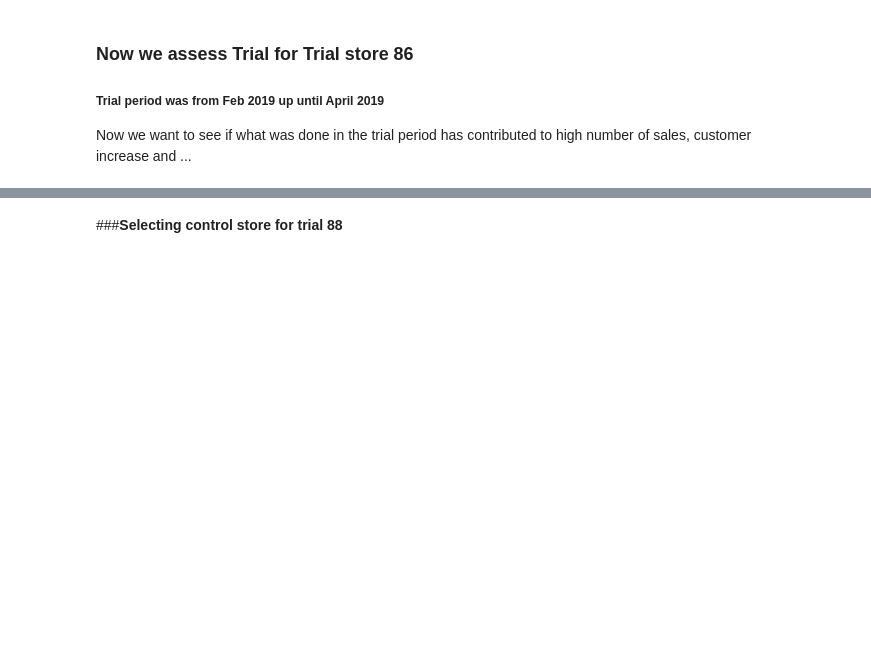
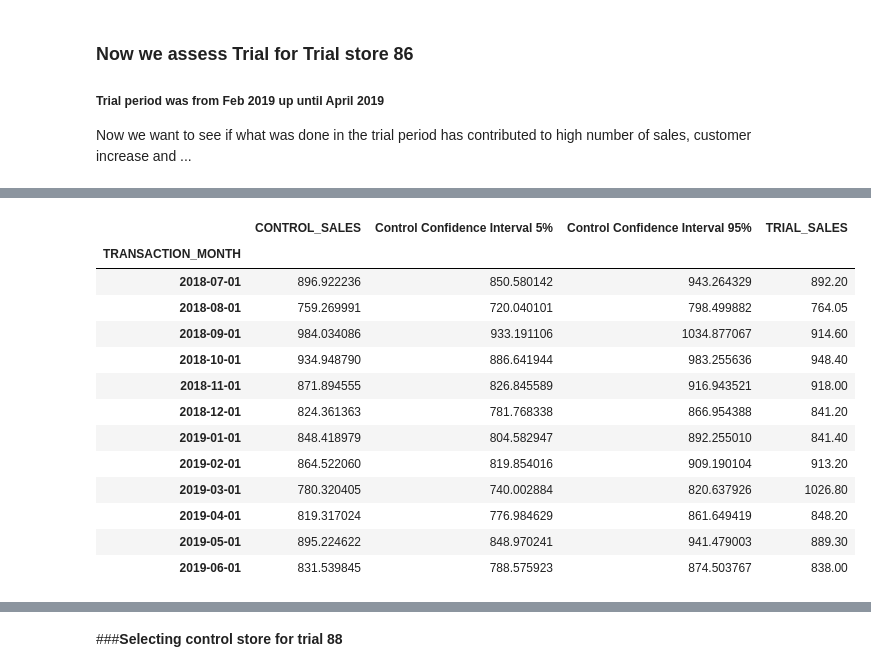
Before and after one commit to wa-le/Quantium-Forage-Virtual-Internship, a Jupyter notebook: my_quantium_T2.ipynb, the cells around one changed output, grey strips where cells are left out. Saved outputs shown, nothing was run; the diff lists cells and outputs as text; code cells hidden in the pictures; blank space fills up the shorter version.

```diff
--- a/my_quantium_T2.ipynb
+++ b/my_quantium_T2.ipynb
@@ -1763,0 +1916,5 @@ Now we want to see if what was done in the trial period has contributed to high
+# %%
+# Before we visualize, we coin out a DF to use to visualize control sales
+the_controlsales = scaled_control_sales[['TRANSACTION_MONTH', 'CONTROL_SALES']]
+the_controlsales.set_index('TRANSACTION_MONTH', inplace=True)
+the_controlsales
@@ -1763,0 +2007,19 @@ Now we want to see if what was done in the trial period has contributed to high
+# %%
+# merge control sales and trial sales
+sales_merged = pd.merge(the_controlsales, the_trialsales, left_index = True, right_index = True)
+sales_merged
+# %% [output]
+|  | CONTROL_SALES | Control Confidence Interval 5% | Control Confidence Interval 95% | TRIAL_SALES |
+| TRANSACTION_MONTH |  |  |  |  |
+| 2018-07-01 | 896.922236 | 850.580142 | 943.264329 | 892.20 |
+| 2018-08-01 | 759.269991 | 720.040101 | 798.499882 | 764.05 |
+| 2018-09-01 | 984.034086 | 933.191106 | 1034.877067 | 914.60 |
+| 2018-10-01 | 934.948790 | 886.641944 | 983.255636 | 948.40 |
+| 2018-11-01 | 871.894555 | 826.845589 | 916.943521 | 918.00 |
+| 2018-12-01 | 824.361363 | 781.768338 | 866.954388 | 841.20 |
+| 2019-01-01 | 848.418979 | 804.582947 | 892.255010 | 841.40 |
+| 2019-02-01 | 864.522060 | 819.854016 | 909.190104 | 913.20 |
+| 2019-03-01 | 780.320405 | 740.002884 | 820.637926 | 1026.80 |
+| 2019-04-01 | 819.317024 | 776.984629 | 861.649419 | 848.20 |
+| 2019-05-01 | 895.224622 | 848.970241 | 941.479003 | 889.30 |
+| 2019-06-01 | 831.539845 | 788.575923 | 874.503767 | 838.00 |
```
Also changed, not shown: parts of 41 cells of this notebook.
